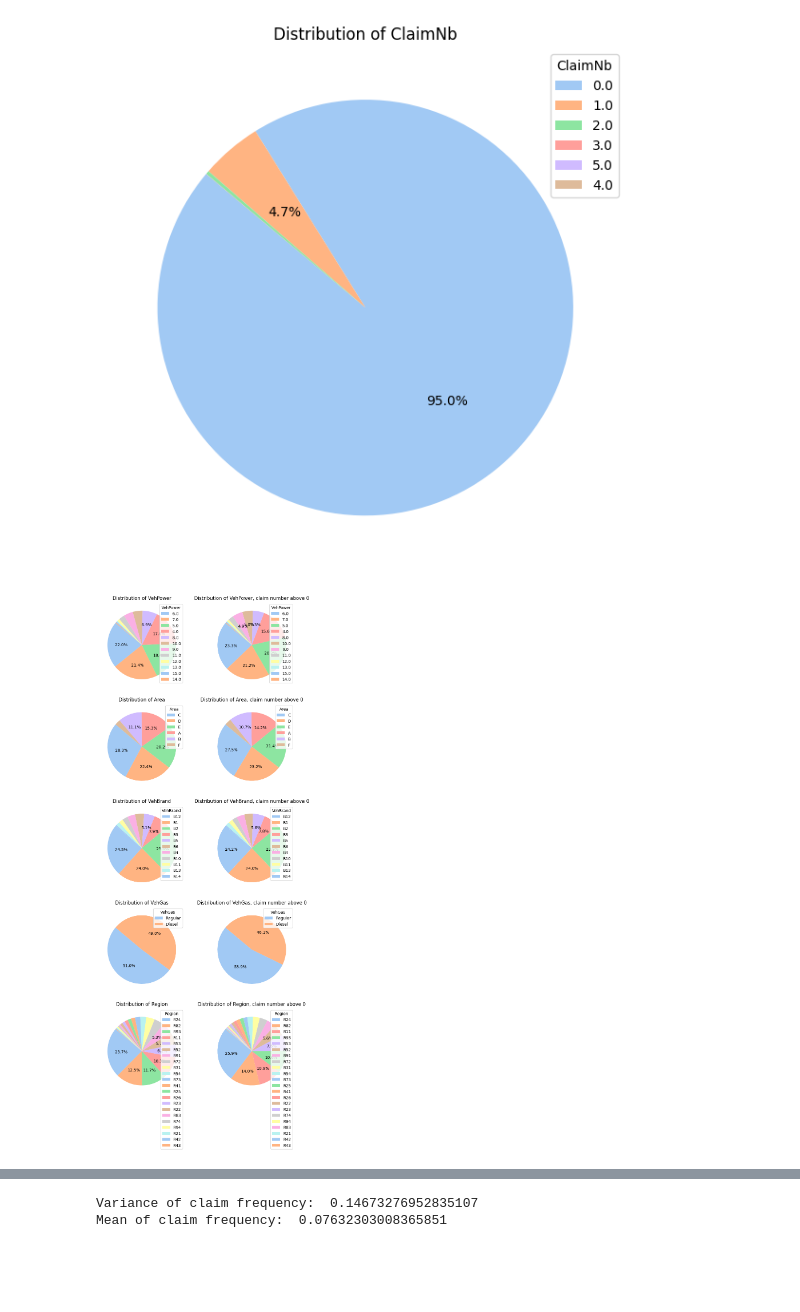
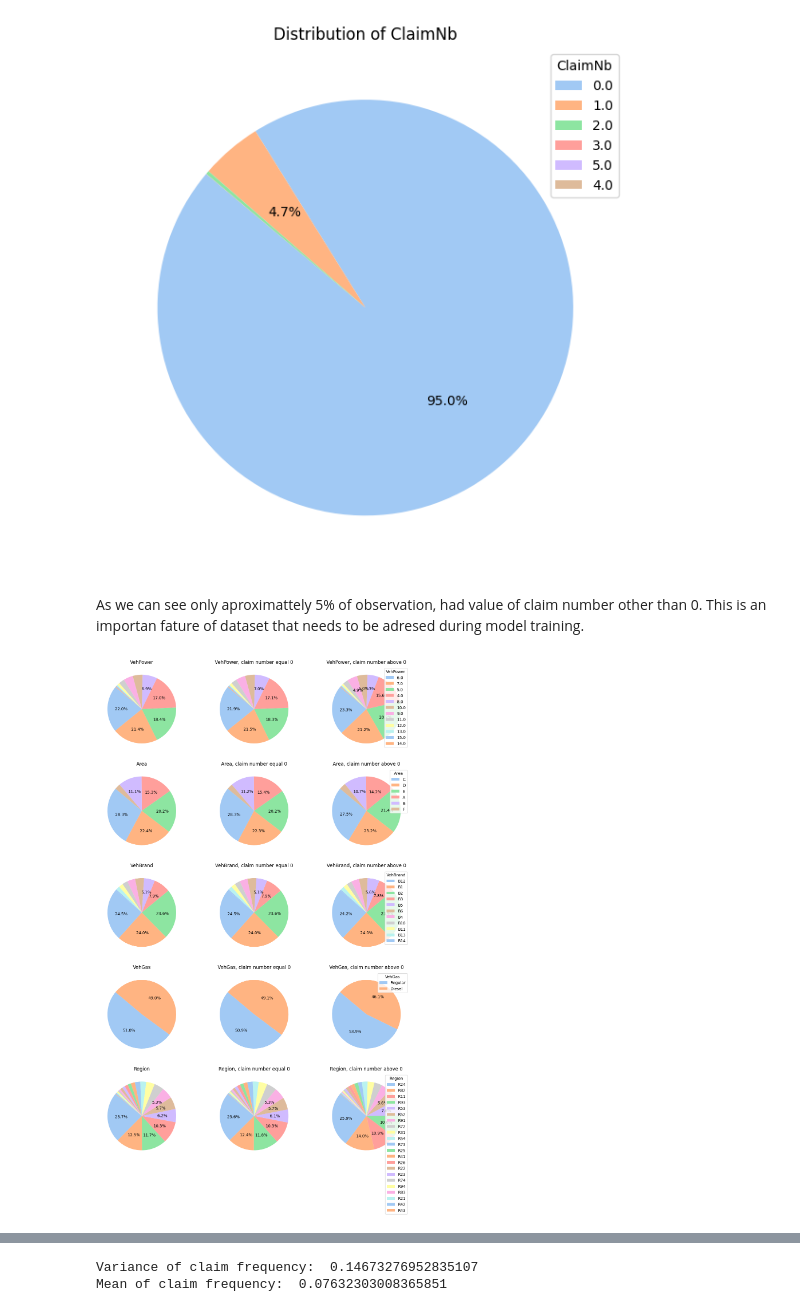
Before and after one commit to NGala540/FrequencyOfClaimsPrediction, a Jupyter notebook: Exploratory Data Analysis.ipynb, the cells around one changed output, grey strips where cells are left out. Saved outputs shown, nothing was run; the diff lists cells and outputs as text; code cells hidden in the pictures; blank space fills up the shorter version.

```diff
--- a/Exploratory Data Analysis.ipynb
+++ b/Exploratory Data Analysis.ipynb
@@ -54,9 +56,12 @@ plt.tight_layout()
 plt.show()
 # %% [output]
 [figure]
+# %% [markdown]
+As we can see only aproximattely 5% of observation, had value of claim number other than 0. This is an importan fature of dataset that needs to be adresed during model training.
 # %%
+# comparying categorical variables distribution
 pie_chart_vars = ["VehPower", "Area", "VehBrand", "VehGas", "Region"]
-n_cols = 2
+n_cols = 3
 n_rows = len(pie_chart_vars)
 
 fig, axes = plt.subplots(n_rows, n_cols, figsize=(n_cols * 4, n_rows * 4))
@@ -69,37 +74,49 @@ for i, var in enumerate(pie_chart_vars):
     # Assign consistent colors
     color_palette = sns.color_palette("pastel", len(all_categories))
     color_mapping = {cat: color for cat, color in zip(all_categories, color_palette)}
 
     # All data distribution
     freq_counts_all = df_freq[var].value_counts()
     sorted_categories_all = freq_counts_all.index  # Ensure sorting is consistent
     colors_all = [color_mapping[cat] for cat in sorted_categories_all]
 
     wedges, _, autotexts = axes[i, 0].pie(
         freq_counts_all, labels=None,
         autopct=lambda x: f"{x:.1f}%" if x >= 4.7 else "", startangle=140, colors=colors_all
     )
-    axes[i, 0].set_title(f"Distribution of {var}")
-    axes[i, 0].legend(wedges, sorted_categories_all, title=var, loc="upper right")
+    axes[i, 0].set_title(f"{var}")
+    # axes[i, 0].legend(wedges, sorted_categories_all, title=var, loc="upper right")
 
-    # Data distribution where ClaimNb > 0
-    freq_counts_claim = df_freq[df_freq["ClaimNb"] > 0][var].value_counts()
+    # Data distribution where ClaimNb = 0
+    freq_counts_claim = df_freq[df_freq["ClaimNb"] == 0][var].value_counts()
     sorted_categories_claim = freq_counts_claim.index
     colors_claim = [color_mapping.get(cat, "gray") for cat in sorted_categories_claim]
 
     wedges, _, autotexts = axes[i, 1].pie(
         freq_counts_claim, labels=None,
         autopct=lambda x: f"{x:.1f}%" if x >= 4.7 else "", startangle=140, colors=colors_claim
     )
-    axes[i, 1].set_title(f"Distribution of {var}, claim number above 0")
-    axes[i, 1].legend(wedges, sorted_categories_claim, title=var, loc="upper right")
+    axes[i, 1].set_title(f"{var}, claim number equal 0")
+    # axes[i, 1].legend(wedges, sorted_categories_claim, title=var, loc="upper right")
+
+    # Data distribution where ClaimNb > 0
+    freq_counts_claim = df_freq[df_freq["ClaimNb"] > 0][var].value_counts()
+    sorted_categories_claim = freq_counts_claim.index
+    colors_claim = [color_mapping.get(cat, "gray") for cat in sorted_categories_claim]
+
+    wedges, _, autotexts = axes[i, 2].pie(
+        freq_counts_claim, labels=None,
+        autopct=lambda x: f"{x:.1f}%" if x >= 4.7 else "", startangle=140, colors=colors_claim
+    )
+    axes[i, 2].set_title(f"{var}, claim number above 0")
+    axes[i, 2].legend(wedges, sorted_categories_claim, title=var, loc="upper right")
 
 # Remove any unused subplots
 for j in range(i + 1, n_rows):
     for k in range(n_cols):
         fig.delaxes(axes[j, k])
 
 plt.tight_layout()
 plt.show()
 # %% [output]
-[figure, old version]
+[figure, new version]
```
Also changed, not shown: parts of 12 cells of this notebook.
